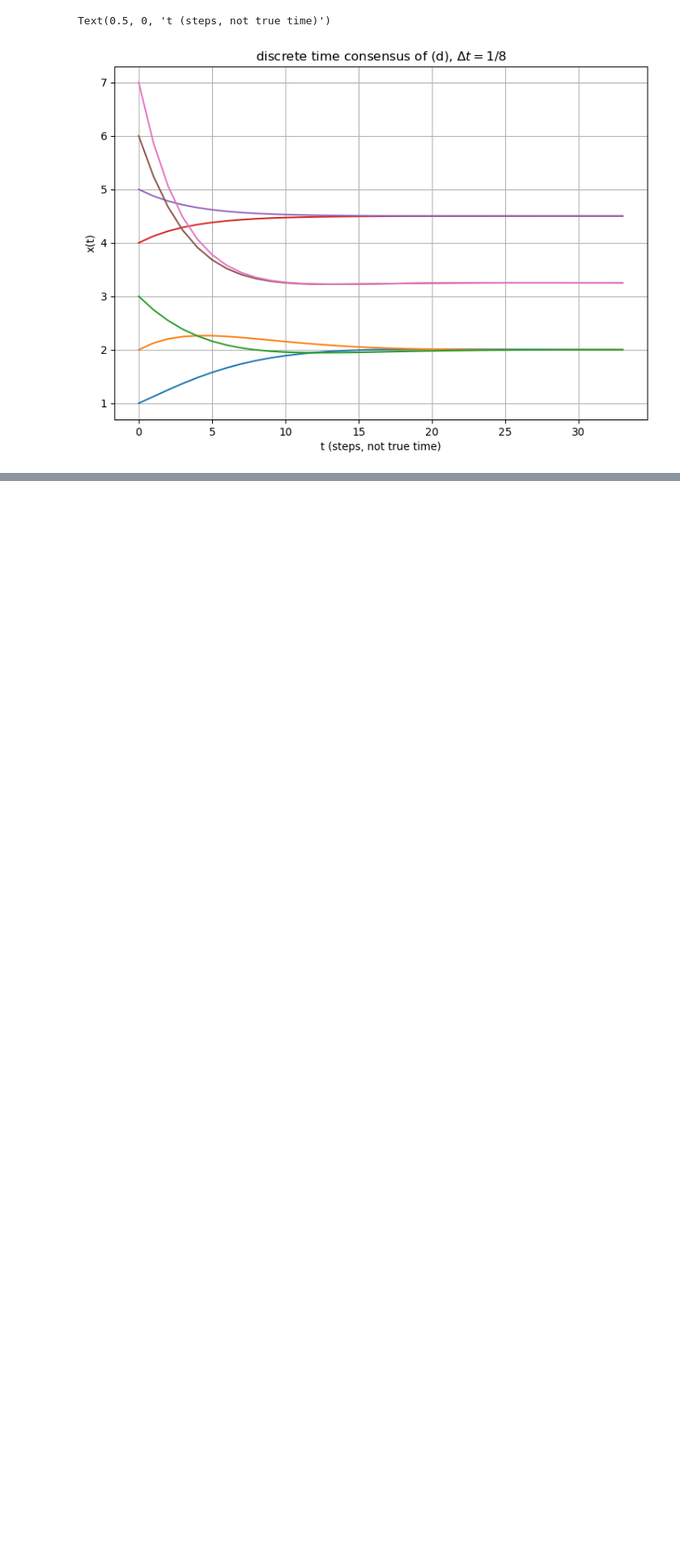
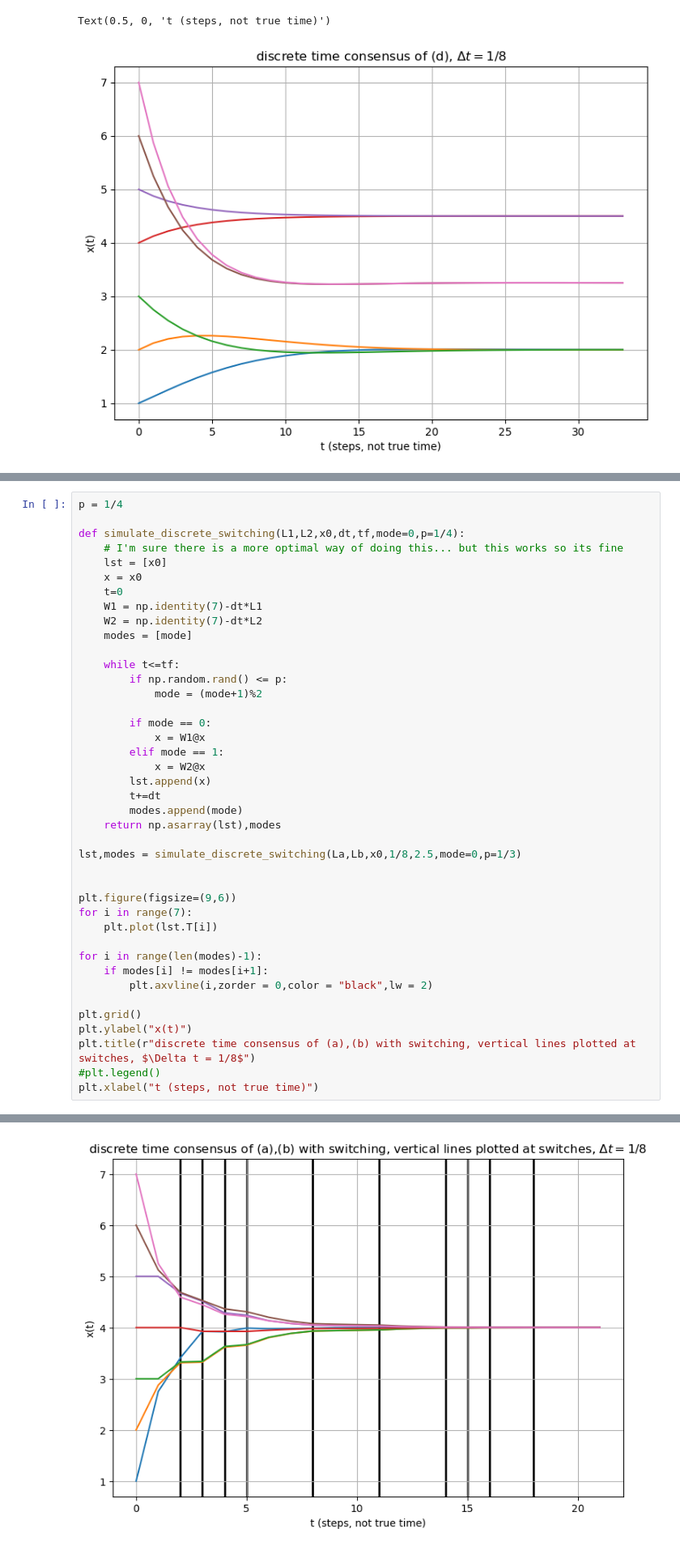
Before and after one commit to valentine-alia/MAE-6870, a Jupyter notebook: HW1_Files/HW1_Template.ipynb, the cells around one changed output, grey strips where cells are left out. Shown at 81% size. Saved outputs shown, nothing was run; the diff lists cells and outputs as text; blank space fills up the shorter version.

```diff
--- a/HW1_Files/HW1_Template.ipynb
+++ b/HW1_Files/HW1_Template.ipynb
@@ -407,0 +427,42 @@ To choose the time steps, I looked at the maximal in degree, $d_{max}$, then set
+# %%
+p = 1/4
+
+def simulate_discrete_switching(L1,L2,x0,dt,tf,mode=0,p=1/4):
+    # I'm sure there is a more optimal way of doing this... but this works so its fine
+    lst = [x0]
+    x = x0
+    t=0
+    W1 = np.identity(7)-dt*L1
+    W2 = np.identity(7)-dt*L2
+    modes = [mode]
+
+    while t<=tf:
+        if np.random.rand() <= p:
+            mode = (mode+1)%2
+
+        if mode == 0:
+            x = W1@x
+        elif mode == 1:
+            x = W2@x
+        lst.append(x)
+        t+=dt
+        modes.append(mode)
+    return np.asarray(lst),modes
+
+lst,modes = simulate_discrete_switching(La,Lb,x0,1/8,2.5,mode=0,p=1/3)
+
+
+plt.figure(figsize=(9,6))
+for i in range(7):
+    plt.plot(lst.T[i])
+
+for i in range(len(modes)-1):
+    if modes[i] != modes[i+1]:
+        plt.axvline(i,zorder = 0,color = "black",lw = 2)
+
+plt.grid()
+plt.ylabel("x(t)")
+plt.title(r"discrete time consensus of (a),(b) with switching, vertical lines plotted at switches, $\Delta t = 1/8$")
+#plt.legend()
+plt.xlabel("t (steps, not true time)")
+# %% [output]
@@ -407,0 +470 @@ To choose the time steps, I looked at the maximal in degree, $d_{max}$, then set
+[figure, added]
```
Also changed, not shown: parts of 8 cells of this notebook.
